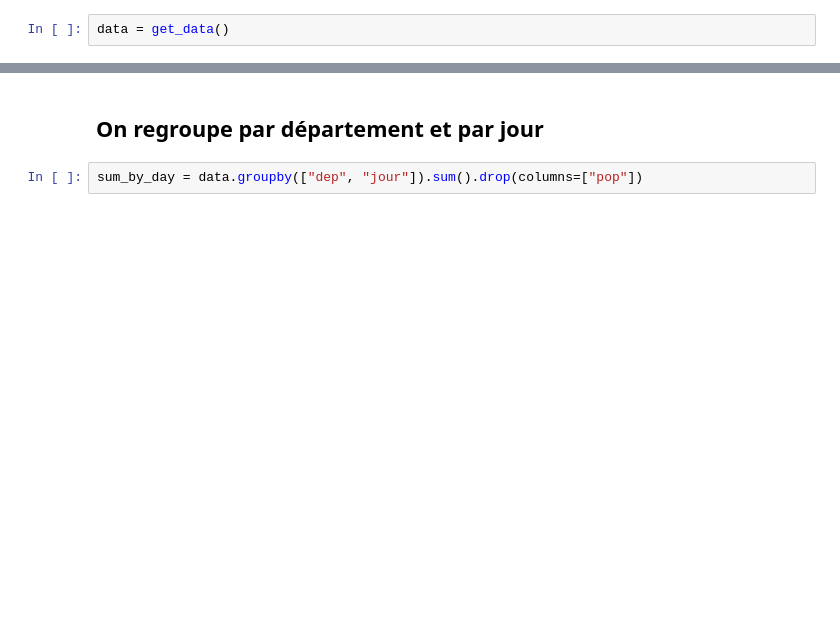
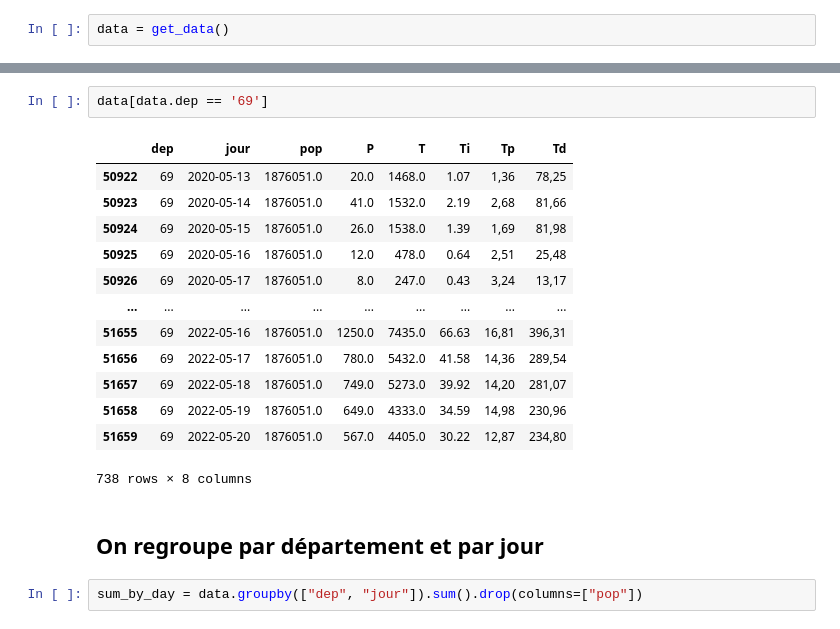
Before and after one commit to philippe-lemaire/insa-notebooks, a Jupyter notebook: exemples/covid/cas_positifs_covid_par_jour_et_departement.ipynb, the cells around one changed output, grey strips where cells are left out. Saved outputs shown, nothing was run; the diff lists cells and outputs as text; blank space fills up the shorter version.

```diff
--- a/exemples/covid/cas_positifs_covid_par_jour_et_departement.ipynb
+++ b/exemples/covid/cas_positifs_covid_par_jour_et_departement.ipynb
@@ -40,3 +55,19 @@ data.sample(5)
+# %%
+data[data.dep == '69']
+# %% [output]
+|  | dep | jour | pop | P | T | Ti | Tp | Td |
+| 50922 | 69 | 2020-05-13 | 1876051.0 | 20.0 | 1468.0 | 1.07 | 1,36 | 78,25 |
+| 50923 | 69 | 2020-05-14 | 1876051.0 | 41.0 | 1532.0 | 2.19 | 2,68 | 81,66 |
+| 50924 | 69 | 2020-05-15 | 1876051.0 | 26.0 | 1538.0 | 1.39 | 1,69 | 81,98 |
+| 50925 | 69 | 2020-05-16 | 1876051.0 | 12.0 | 478.0 | 0.64 | 2,51 | 25,48 |
+| 50926 | 69 | 2020-05-17 | 1876051.0 | 8.0 | 247.0 | 0.43 | 3,24 | 13,17 |
+| ... | ... | ... | ... | ... | ... | ... | ... | ... |
+| 51655 | 69 | 2022-05-16 | 1876051.0 | 1250.0 | 7435.0 | 66.63 | 16,81 | 396,31 |
+| 51656 | 69 | 2022-05-17 | 1876051.0 | 780.0 | 5432.0 | 41.58 | 14,36 | 289,54 |
+| 51657 | 69 | 2022-05-18 | 1876051.0 | 749.0 | 5273.0 | 39.92 | 14,20 | 281,07 |
+| 51658 | 69 | 2022-05-19 | 1876051.0 | 649.0 | 4333.0 | 34.59 | 14,98 | 230,96 |
+| 51659 | 69 | 2022-05-20 | 1876051.0 | 567.0 | 4405.0 | 30.22 | 12,87 | 234,80 |
+738 rows × 8 columns
 # %% [markdown]
 ## On regroupe par département et par jour
 # %%
```
Also changed, not shown: parts of 7 cells of this notebook.
